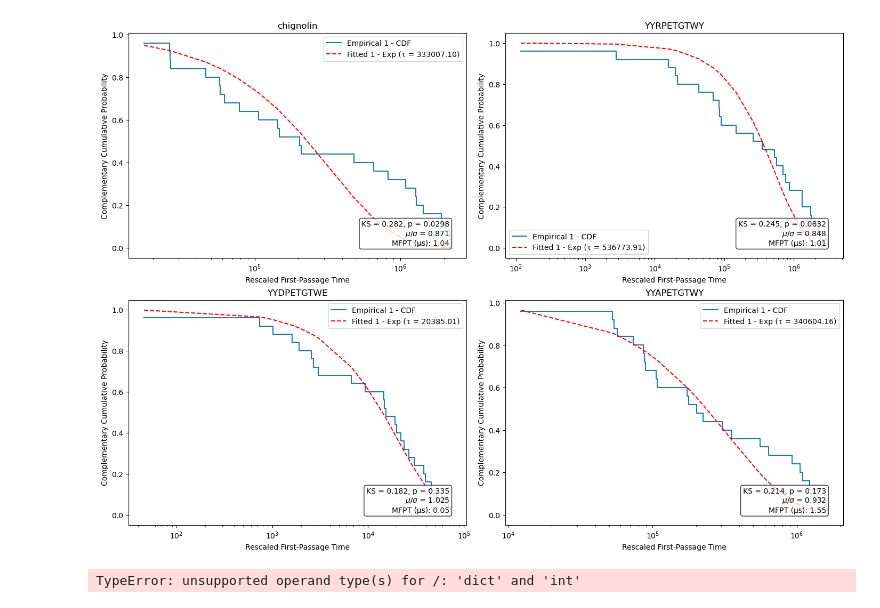
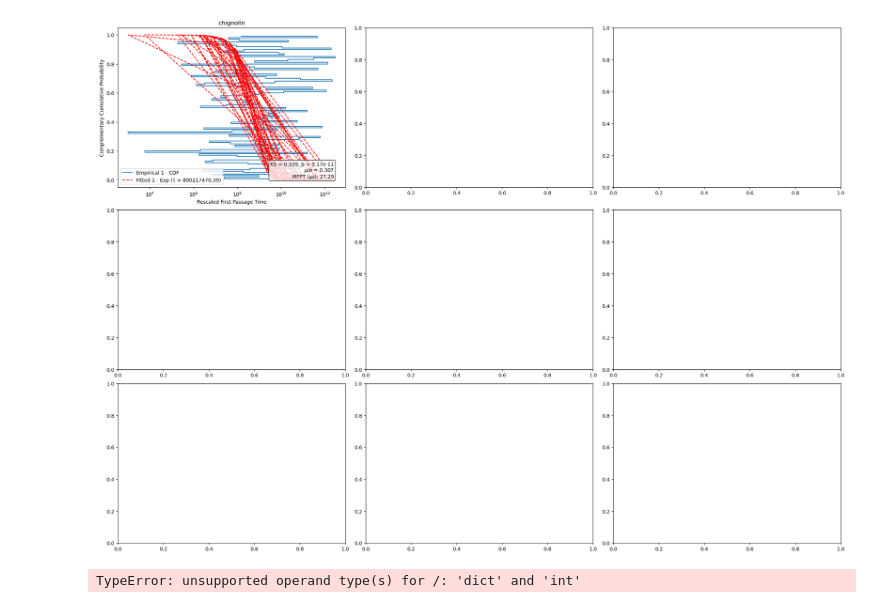
Before and after one commit to MendelsResearchGroup/guiding-peptide-kinetics, a Jupyter notebook: src/fpt.ipynb, the cells around one changed output. Drawn from its saved outputs; the diff is of its cells as text; code cells hidden in the pictures.

```diff
--- a/src/fpt.ipynb
+++ b/src/fpt.ipynb
@@ -71,59 +98,60 @@ plt.show()
 # %%
 import numpy as np
 import matplotlib.pyplot as plt
 from scipy.stats import expon, kstest
 from scipy import optimize
 
 def cumulative_exp(x, tau):
     return 1 - np.exp(-x / tau)
 
-n_cols = 2
-n_rows = 2
+n_cols = 3
+n_rows = 3
 fig, axes = plt.subplots(n_rows, n_cols, figsize=(7 * n_cols, 5 * n_rows), constrained_layout=True)
 
 for idx, protein in enumerate(proteins):
     row, col = divmod(idx, n_cols)
     ax = axes[col][row]
+    ax.set_xscale('log')
 
-    ax.set_xscale('log')
-    samples_sorted = samples[protein].sort_values(by="predicted")
-    predicted = np.array(samples_sorted["predicted"])[:25]
+    for th in thresholds:
+    # samples_sorted = []
+             = np.array(all_mfpt[protein][th])
 
-    n = len(predicted)
-    CDF = np.arange(1, n + 1) / n
+        n = len(predicted)
+        CDF = np.arange(1, n + 1) / n
 
-    tau_fit = optimize.curve_fit(cumulative_exp, predicted, CDF, p0=(np.mean(predicted)))[0][0]
-    fitted_CDF = cumulative_exp(predicted, tau_fit)
+        tau_fit = optimize.curve_fit(cumulative_exp, predicted, CDF, p0=(np.mean(predicted)))[0][0]
+        fitted_CDF = cumulative_exp(predicted, tau_fit)
 
-    ax.step(predicted, 1 - CDF, label="Empirical 1 - CDF", where='post')
-    ax.plot(predicted, 1 - fitted_CDF, 'r--', label=f"Fitted 1 - Exp (τ = {tau_fit:.2f})")
+        ax.step(predicted, 1 - CDF, label="Empirical 1 - CDF", where='post')
+        ax.plot(predicted, 1 - fitted_CDF, 'r--', label=f"Fitted 1 - Exp (τ = {tau_fit:.2f})")
 
-    ax.set_title(protein)
-    ax.set_xlabel('Rescaled First-Passage Time')
-    ax.set_ylabel('Complementary Cumulative Probability')
-    ax.legend()
+        ax.set_title(protein)
+        ax.set_xlabel('Rescaled First-Passage Time')
+        ax.set_ylabel('Complementary Cumulative Probability')
+        ax.legend()
 
-    mu = np.mean(predicted)
-    sigma = np.std(predicted)
-    mean_std_ratio = mu / sigma
+        mu = np.mean(predicted)
+        sigma = np.std(predicted)
+        mean_std_ratio = mu / sigma
 
-    ks_stat, p_value = kstest(predicted, 'expon', args=(0, tau_fit))
+        ks_stat, p_value = kstest(predicted, 'expon', args=(0, tau_fit))
 
-    mfpt_us = estimator.estimateMFPT(samples= np.array(samples_sorted["predicted"])) / 1e6
+        mfpt_us = estimator.estimateMFPT(samples= predicted) / 1e6
 
-    stats_text = (
-        f"KS = {ks_stat:.3f}, p = {p_value:.3g}\n"
-        f"$\\mu/\\sigma$ = {mean_std_ratio:.3f}\n"
-        f"MFPT (μs): {mfpt_us:.2f}"
-    )
-    ax.text(0.95, 0.05, stats_text,
-            transform=ax.transAxes,
-            fontsize=10, va='bottom', ha='right',
-            bbox=dict(boxstyle="round", facecolor="white", alpha=0.8))
+        stats_text = (
+            f"KS = {ks_stat:.3f}, p = {p_value:.3g}\n"
+            f"$\\mu/\\sigma$ = {mean_std_ratio:.3f}\n"
+            f"MFPT (μs): {mfpt_us:.2f}"
+        )
+        ax.text(0.95, 0.05, stats_text,
+                transform=ax.transAxes,
+                fontsize=10, va='bottom', ha='right',
+                bbox=dict(boxstyle="round", facecolor="white", alpha=0.8))
 
 plt.show()
 # %% [output]
-[figure, old version]
+[figure, new version]
 # %%
 import numpy as np
 
```
Also changed, not shown: parts of 3 cells of this notebook, 12 other files.
